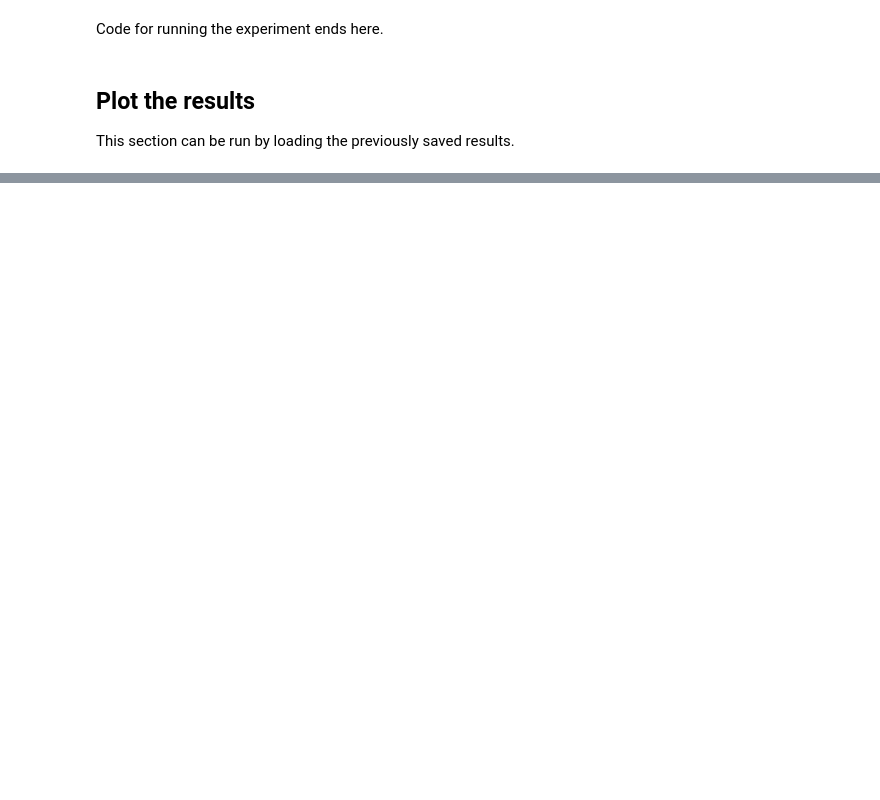
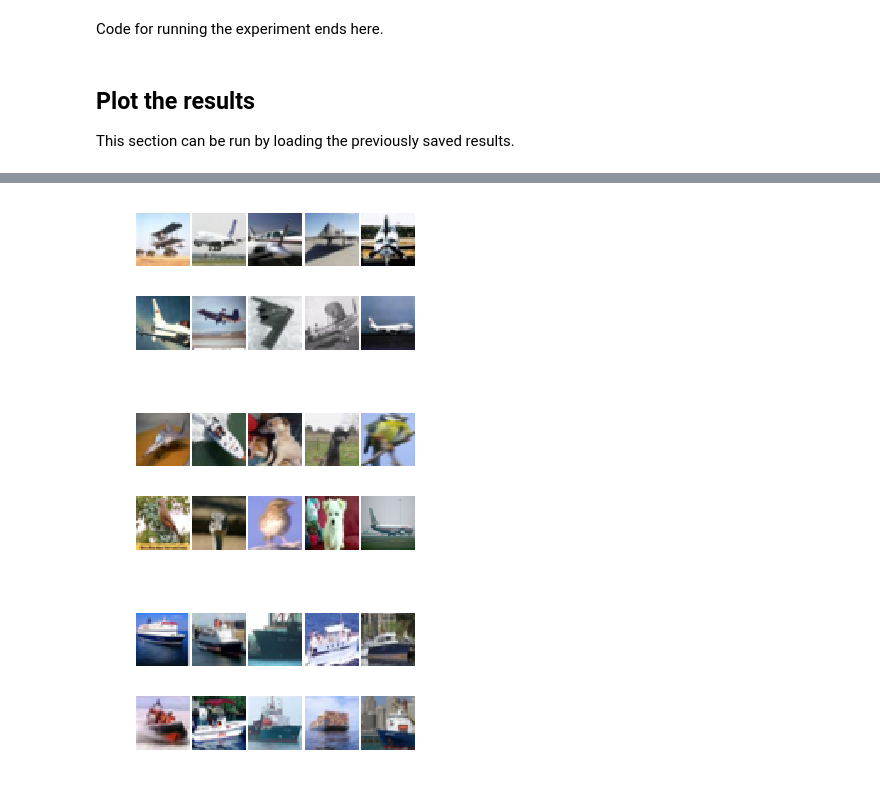
Before and after one commit to wittawatj/kernel-mod, a Jupyter notebook: ipynb/cifar10_hist.ipynb, the cells around one changed output, grey strips where cells are left out. Saved outputs shown, nothing was run; the diff lists cells and outputs as text; code cells hidden in the pictures; blank space fills up the shorter version.

```diff
--- a/ipynb/cifar10_hist.ipynb
+++ b/ipynb/cifar10_hist.ipynb
@@ -278,10 +312,13 @@ This section can be run by loading the previously saved results.
 # %%
 # load the results
 # fname = 'airplane_2000_0_0_1000-automobile_0_2000_1500_1000-cat_1500_1500_1500_1000-frog_0_0_500_1000-seed368.pkl'
+# fname = 'ship_2000_0_0_1000-airplane_0_2000_1500_1000-automobile_1500_1500_1500_1000-bird_0_0_500_1000-seed368.pkl'
+# fname = 'ship_2000_0_0_1000-dog_0_2000_1500_1000-automobile_1500_1500_1500_1000-bird_0_0_500_1000-seed368.pkl'
+fname = 'ship_2000_0_0_1000-airplane_0_2000_1500_1000-dog_1500_1500_1500_1000-bird_0_0_500_1000-seed368.pkl'
 # fname = 'horse_2000_0_0_1000-deer_0_2000_1500_1000-dog_1500_1500_1500_1000-airplane_0_0_500_1000-seed368.pkl'
 # fname = 'horse_2000_0_0_1000-deer_0_2000_1500_1000-dog_1500_1500_1500_1000-automobile_0_0_500_1000-seed368.pkl'
 # fname = 'horse_2000_0_0_1000-deer_0_2000_2000_1000-dog_1500_1500_1500_1000-seed368.pkl'
-fname = 'airplane_2000_0_0_1000-automobile_0_2000_2000_1000-cat_1500_1500_1500_1000-seed368.pkl'
+#fname = 'airplane_2000_0_0_1000-automobile_0_2000_2000_1000-cat_1500_1500_1500_1000-seed368.pkl'
 with open(fname, 'rb') as f:
     # expect a dictionary
     L = pickle.load(f)
@@ -346,9 +389,13 @@ def plot_lowzerohigh(images, values, text_in_title='', grid_rows=2,
 #     plt.suptitle('{} High'.format(text_in_title))
     plt.savefig('powcri_high_region.pdf', bbox_inches='tight')
 # %%
-grid_rows = 3
+grid_rows = 2
 grid_cols = 5
 figsize = (5, 3)
 plot_lowzerohigh(poolimgs, pow_cri_values, 'Power Criterion.', grid_rows, grid_cols, figsize)
+# %% [output]
+[figure, added]
+[figure, added]
+[figure, added]
 # %%
 # plot_lowzerohigh(poolimgs, rel_wit_values, 'Test statistic.', grid_rows, grid_cols, figsize)
```
Also changed, not shown: parts of 11 cells of this notebook.
